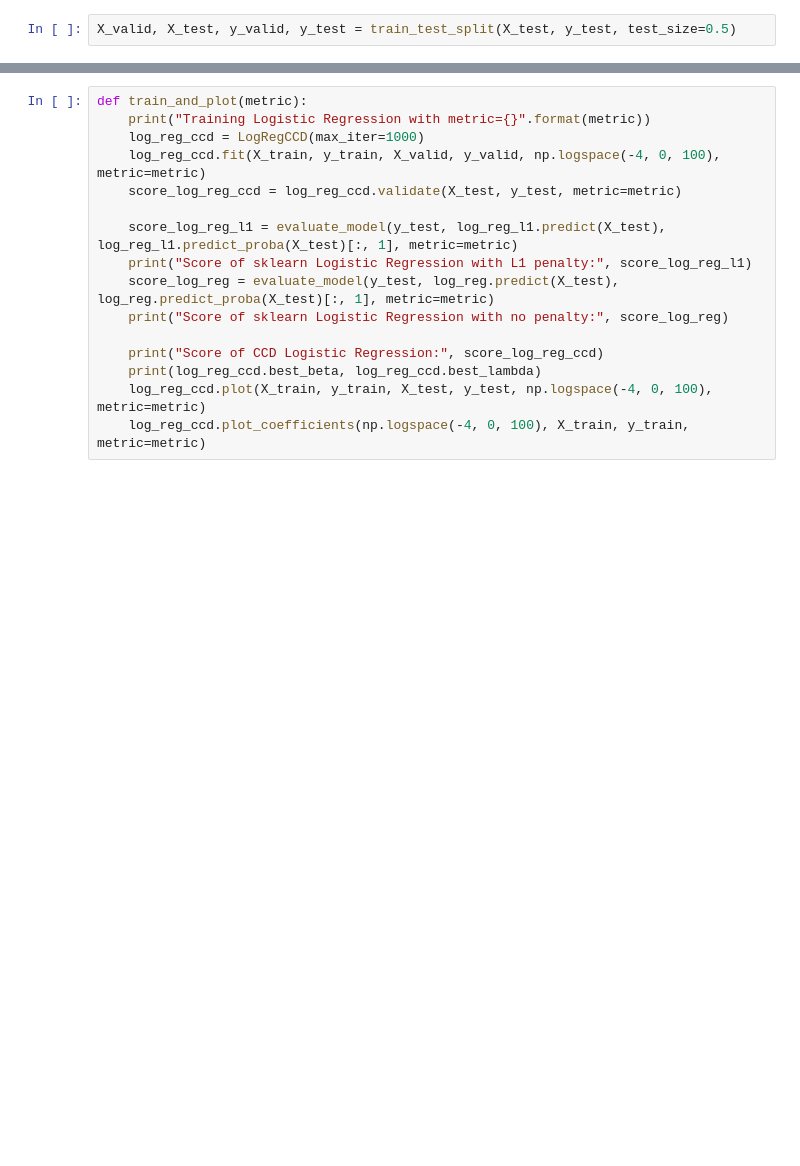
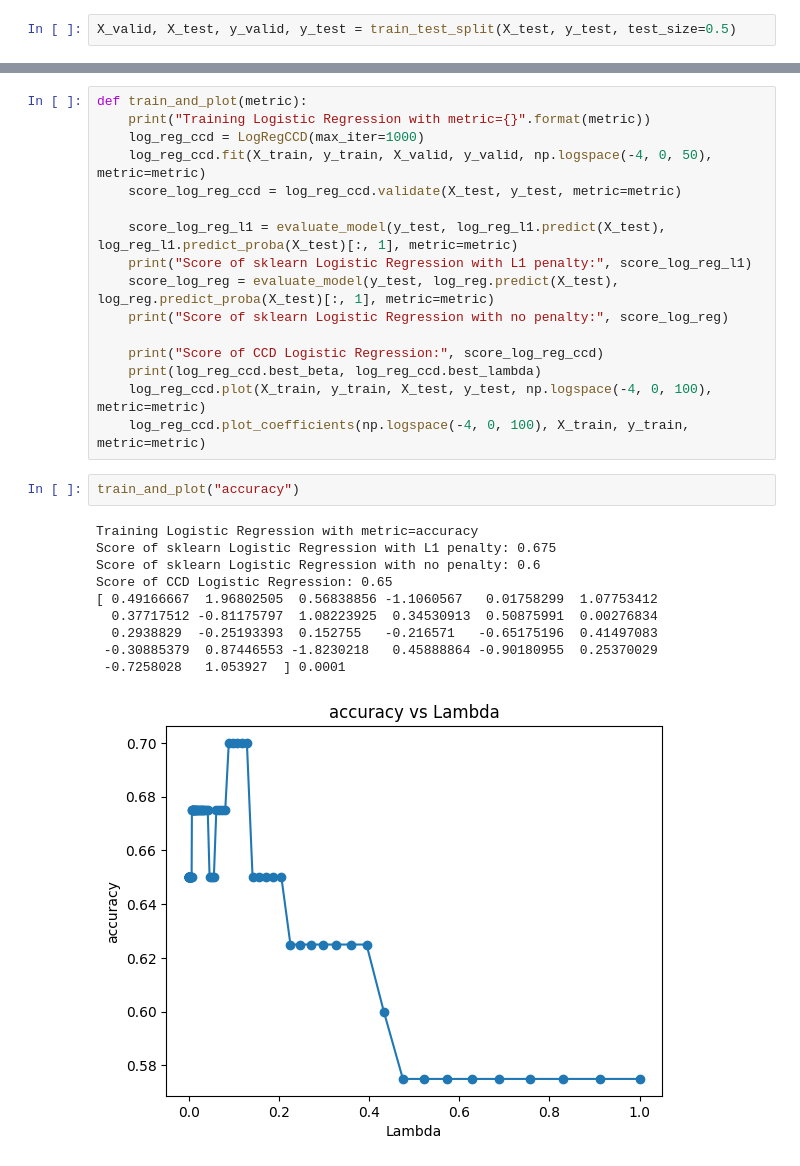
Before and after one commit to AgEwa/AML__CDD, a Jupyter notebook: project1.ipynb, the cells around one changed output, grey strips where cells are left out. Cells and saved outputs as stored; diff of their text form; blank space fills up the shorter version.

```diff
--- a/project1.ipynb
+++ b/project1.ipynb
@@ -44,7 +45,7 @@ Accuracy of sklearn Logistic Regression with L1 penalty: 0.65
 def train_and_plot(metric):
     print("Training Logistic Regression with metric={}".format(metric))
     log_reg_ccd = LogRegCCD(max_iter=1000)
-    log_reg_ccd.fit(X_train, y_train, X_valid, y_valid, np.logspace(-4, 0, 100), metric=metric)
+    log_reg_ccd.fit(X_train, y_train, X_valid, y_valid, np.logspace(-4, 0, 50), metric=metric)
     score_log_reg_ccd = log_reg_ccd.validate(X_test, y_test, metric=metric)
 
     score_log_reg_l1 = evaluate_model(y_test, log_reg_l1.predict(X_test), log_reg_l1.predict_proba(X_test)[:, 1], metric=metric)
@@ -56,3 +57,16 @@ def train_and_plot(metric):
     print(log_reg_ccd.best_beta, log_reg_ccd.best_lambda)
     log_reg_ccd.plot(X_train, y_train, X_test, y_test, np.logspace(-4, 0, 100), metric=metric)
     log_reg_ccd.plot_coefficients(np.logspace(-4, 0, 100), X_train, y_train, metric=metric)
+# %%
+train_and_plot("accuracy")
+# %% [output]
+Training Logistic Regression with metric=accuracy
+Score of sklearn Logistic Regression with L1 penalty: 0.675
+Score of sklearn Logistic Regression with no penalty: 0.6
+Score of CCD Logistic Regression: 0.65
+[ 0.49166667  1.96802505  0.56838856 -1.1060567   0.01758299  1.07753412
+  0.37717512 -0.81175797  1.08223925  0.34530913  0.50875991  0.00276834
+  0.2938829  -0.25193393  0.152755   -0.216571   -0.65175196  0.41497083
+ -0.30885379  0.87446553 -1.8230218   0.45888864 -0.90180955  0.25370029
+ -0.7258028   1.053927  ] 0.0001
+[figure, added]
```
Also changed, not shown: parts of 11 cells of this notebook, 1 other file.
